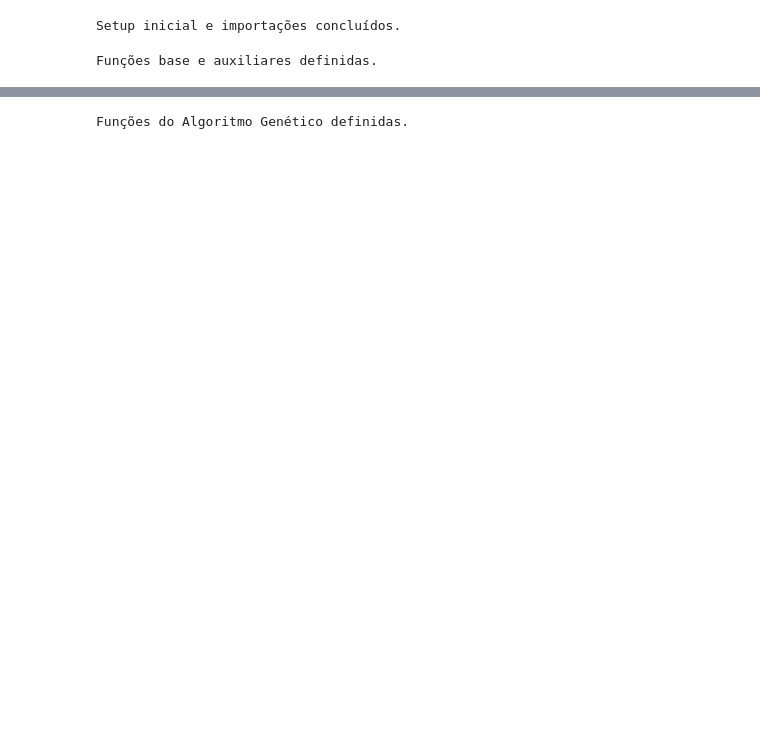
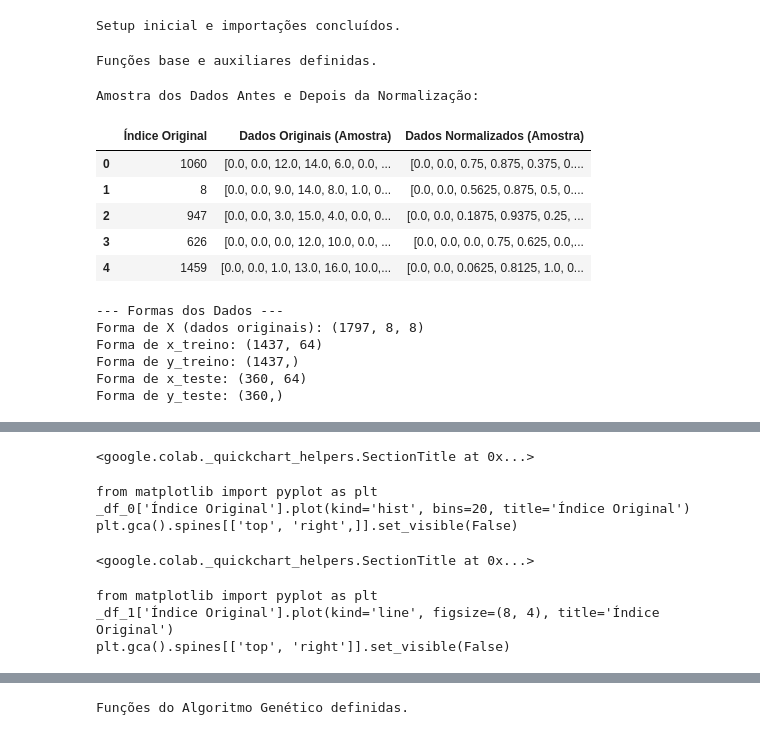
Before and after one commit to pradodis/digits-ag-dl, a Jupyter notebook: notebooks/OficialAG2.ipynb, the cells around one changed output, grey strips where cells are left out. Cells and saved outputs as stored; diff of their text form; code cells hidden in the pictures; blank space fills up the shorter version.

```diff
--- a/notebooks/OficialAG2.ipynb
+++ b/notebooks/OficialAG2.ipynb
@@ -19,9 +19,29 @@ Setup inicial e importações concluídos.
 # --- Funções do Deep Learning ---
 def load_and_preprocess_data():
     digits = load_digits()
-    X = digits.data / 16.0
+    X_original = digits.data # Dados originais antes da normalização
+    X_normalized = digits.data / 16.0 # Dados normalizados
     y = digits.target
-    x_treino, x_teste, y_treino, y_teste = train_test_split(X, y, test_size=0.2, random_state=42)
+    x_treino, x_teste, y_treino, y_teste = train_test_split(X_normalized, y, test_size=0.2, random_state=42)
+
+    # Mostrar uma amostra dos dados antes e depois da normalização
+    sample_indices = np.random.choice(len(X_original), 5, replace=False)
+    sample_original = X_original[sample_indices]
+    sample_normalized = X_normalized[sample_indices]
+
+    comparison_data = []
+    for i in range(len(sample_indices)):
+        comparison_data.append({
+            'Índice Original': sample_indices[i],
+            'Dados Originais (Amostra)': sample_original[i].tolist(),
+            'Dados Normalizados (Amostra)': sample_normalized[i].tolist()
+        })
+
+    comparison_df = pd.DataFrame(comparison_data)
+    print("\nAmostra dos Dados Antes e Depois da Normalização:")
+    display(comparison_df)
+
+
     return x_treino, x_teste, y_treino, y_teste, digits.images
 
 def build_model_for_ag_fitness(input_shape, hidden_layer_1_weights=None, hidden_layer_1_biases=None):
@@ -33,8 +53,8 @@ def build_model_for_ag_fitness(input_shape, hidden_layer_1_weights=None, hidden_
     model = keras.Sequential([
         keras.layers.InputLayer(shape=input_shape),
         keras.layers.Dense(128, activation='relu', name='ag_hidden_layer'), # Nomeamos para fácil acesso
-        keras.layers.Dense(64, activation='relu'),
-        keras.layers.Dense(10, activation='softmax')
+        keras.layers.Dense(64, activation='relu'), # Segunda Camada Oculta
+        keras.layers.Dense(10, activation='softmax') # Camada de saída
     ])
 
     if hidden_layer_1_weights is not None and hidden_layer_1_biases is not None:
@@ -83,3 +103,27 @@ def unflatten_weights(flat_weights, layer_shapes):
 print("Funções base e auxiliares definidas.")
 # %% [output]
 Funções base e auxiliares definidas.
+# %%
+# Carregar e preprocessar os dados para definir as variáveis
+x_treino, x_teste, y_treino, y_teste, X = load_and_preprocess_data()
+
+print("\n--- Formas dos Dados ---")
+print(f"Forma de X (dados originais): {X.shape}")
+print(f"Forma de x_treino: {x_treino.shape}")
+print(f"Forma de y_treino: {y_treino.shape}")
+print(f"Forma de x_teste: {x_teste.shape}")
+print(f"Forma de y_teste: {y_teste.shape}")
+# %% [output]
+Amostra dos Dados Antes e Depois da Normalização:
+|  | Índice Original | Dados Originais (Amostra) | Dados Normalizados (Amostra) |
+| 0 | 1060 | [0.0, 0.0, 12.0, 14.0, 6.0, 0.0, ... | [0.0, 0.0, 0.75, 0.875, 0.375, 0.... |
+| 1 | 8 | [0.0, 0.0, 9.0, 14.0, 8.0, 1.0, 0... | [0.0, 0.0, 0.5625, 0.875, 0.5, 0.... |
+| 2 | 947 | [0.0, 0.0, 3.0, 15.0, 4.0, 0.0, 0... | [0.0, 0.0, 0.1875, 0.9375, 0.25, ... |
+| 3 | 626 | [0.0, 0.0, 0.0, 12.0, 10.0, 0.0, ... | [0.0, 0.0, 0.0, 0.75, 0.625, 0.0,... |
+| 4 | 1459 | [0.0, 0.0, 1.0, 13.0, 16.0, 10.0,... | [0.0, 0.0, 0.0625, 0.8125, 1.0, 0... |
+--- Formas dos Dados ---
+Forma de X (dados originais): (1797, 8, 8)
+Forma de x_treino: (1437, 64)
+Forma de y_treino: (1437,)
+Forma de x_teste: (360, 64)
+Forma de y_teste: (360,)
@@ -85,0 +131,8 @@ Funções base e auxiliares definidas.
+<google.colab._quickchart_helpers.SectionTitle at 0x...>
+from matplotlib import pyplot as plt
+_df_0['Índice Original'].plot(kind='hist', bins=20, title='Índice Original')
+plt.gca().spines[['top', 'right',]].set_visible(False)
+<google.colab._quickchart_helpers.SectionTitle at 0x...>
+from matplotlib import pyplot as plt
+_df_1['Índice Original'].plot(kind='line', figsize=(8, 4), title='Índice Original')
+plt.gca().spines[['top', 'right']].set_visible(False)
```
Also changed, not shown: parts of 13 cells of this notebook, 1 other file.
